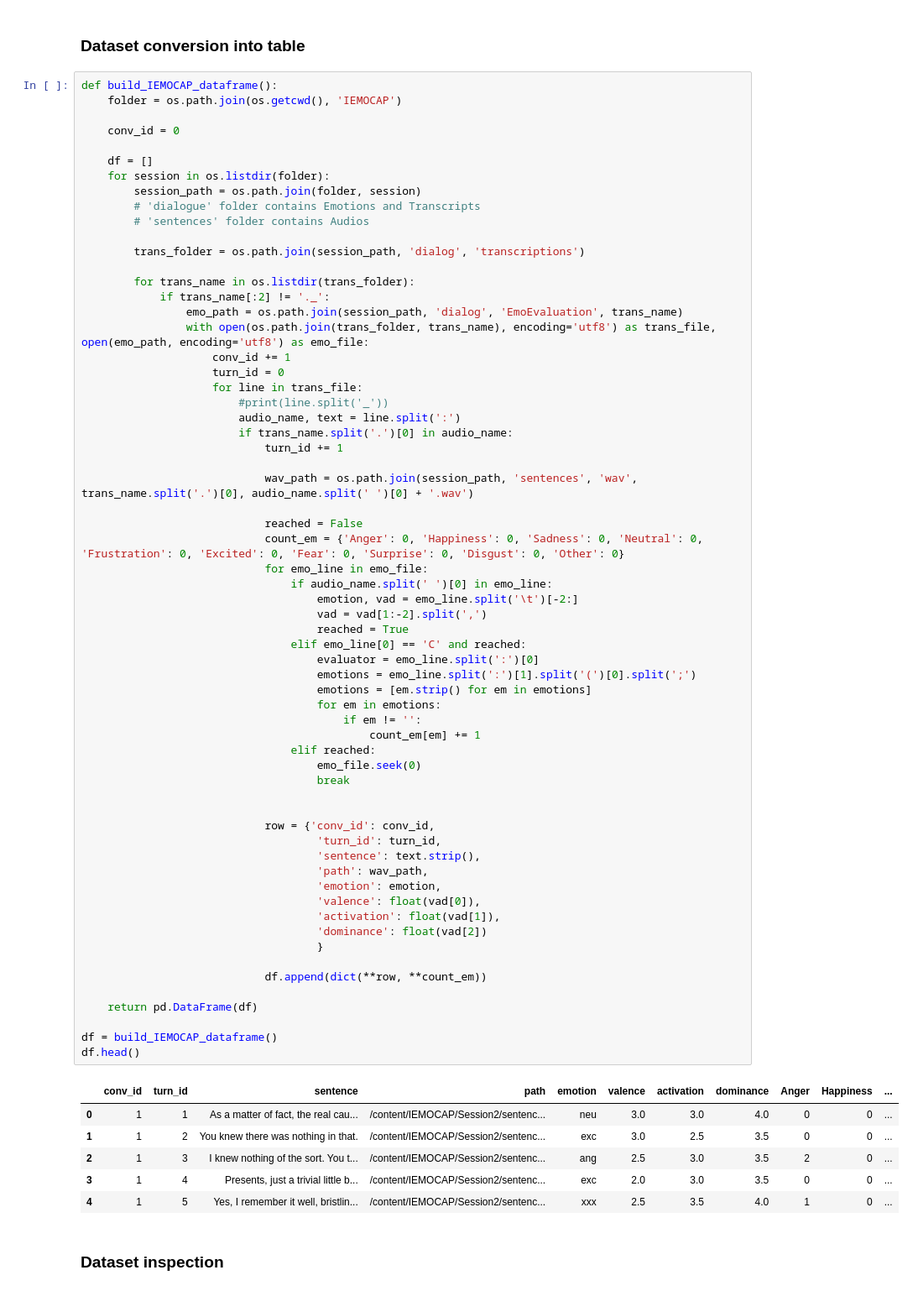
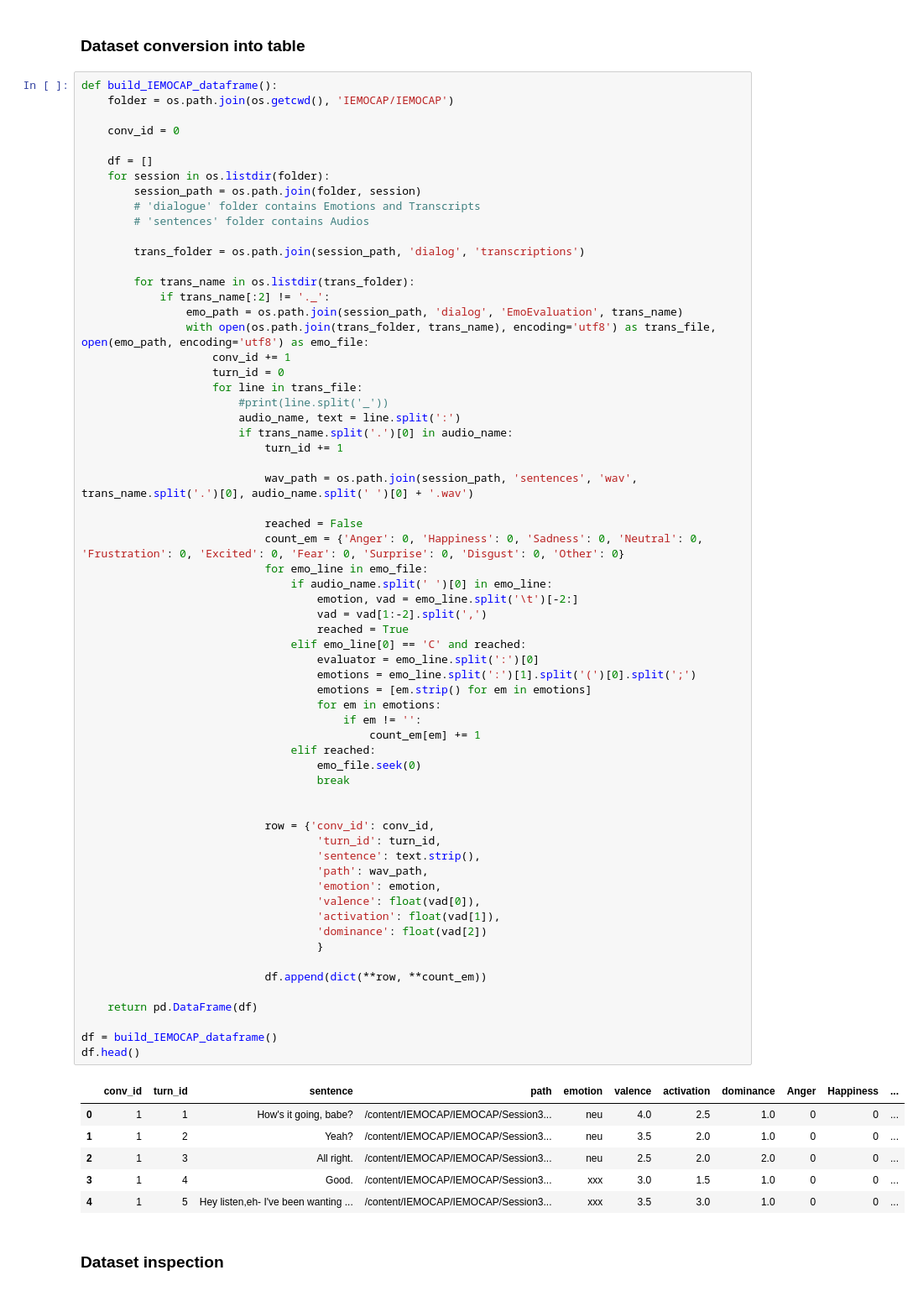
Before and after one commit to eskinderit/A-comparison-of-small-and-large-uni-multi-modal-language-models-for-sentiment-analysis-, a Jupyter notebook: src/text/emotion_text_model.ipynb, the cells around one changed output. Shown at 84% size. Saved outputs shown, nothing was run; the diff lists cells and outputs as text.

```diff
--- a/src/text/emotion_text_model.ipynb
+++ b/src/text/emotion_text_model.ipynb
@@ -105,7 +97,7 @@ download_dataset_from_kaggle_to_colab()
 ### Dataset conversion into table
 # %%
 def build_IEMOCAP_dataframe():
-    folder = os.path.join(os.getcwd(), 'IEMOCAP')
+    folder = os.path.join(os.getcwd(), 'IEMOCAP/IEMOCAP')
 
     conv_id = 0
 
@@ -141,38 +133,38 @@ def build_IEMOCAP_dataframe():
                                 elif emo_line[0] == 'C' and reached:
                                     evaluator = emo_line.split(':')[0]
                                     emotions = emo_line.split(':')[1].split('(')[0].split(';')
                                     emotions = [em.strip() for em in emotions]
                                     for em in emotions:
                                         if em != '':
                                             count_em[em] += 1
                                 elif reached:
                                     emo_file.seek(0)
                                     break
 
 
                             row = {'conv_id': conv_id,
                                     'turn_id': turn_id,
                                     'sentence': text.strip(),
                                     'path': wav_path,
                                     'emotion': emotion,
                                     'valence': float(vad[0]),
                                     'activation': float(vad[1]),
                                     'dominance': float(vad[2])
                                     }
 
                             df.append(dict(**row, **count_em))
 
     return pd.DataFrame(df)
 
 df = build_IEMOCAP_dataframe()
 df.head()
 # %% [output]
 |  | conv_id | turn_id | sentence | path | emotion | valence | activation | dominance | Anger | Happiness | ... |
-| 0 | 1 | 1 | As a matter of fact, the real cau... | /content/IEMOCAP/Session2/sentenc... | neu | 3.0 | 3.0 | 4.0 | 0 | 0 | ... |
-| 1 | 1 | 2 | You knew there was nothing in that. | /content/IEMOCAP/Session2/sentenc... | exc | 3.0 | 2.5 | 3.5 | 0 | 0 | ... |
-| 2 | 1 | 3 | I knew nothing of the sort. You t... | /content/IEMOCAP/Session2/sentenc... | ang | 2.5 | 3.0 | 3.5 | 2 | 0 | ... |
-| 3 | 1 | 4 | Presents, just a trivial little b... | /content/IEMOCAP/Session2/sentenc... | exc | 2.0 | 3.0 | 3.5 | 0 | 0 | ... |
-| 4 | 1 | 5 | Yes, I remember it well, bristlin... | /content/IEMOCAP/Session2/sentenc... | xxx | 2.5 | 3.5 | 4.0 | 1 | 0 | ... |
+| 0 | 1 | 1 | How's it going, babe? | /content/IEMOCAP/IEMOCAP/Session3... | neu | 4.0 | 2.5 | 1.0 | 0 | 0 | ... |
+| 1 | 1 | 2 | Yeah? | /content/IEMOCAP/IEMOCAP/Session3... | neu | 3.5 | 2.0 | 1.0 | 0 | 0 | ... |
+| 2 | 1 | 3 | All right. | /content/IEMOCAP/IEMOCAP/Session3... | neu | 2.5 | 2.0 | 2.0 | 0 | 0 | ... |
+| 3 | 1 | 4 | Good. | /content/IEMOCAP/IEMOCAP/Session3... | xxx | 3.0 | 1.5 | 1.0 | 0 | 0 | ... |
+| 4 | 1 | 5 | Hey listen,eh- I've been wanting ... | /content/IEMOCAP/IEMOCAP/Session3... | xxx | 3.5 | 3.0 | 1.0 | 0 | 0 | ... |
 # %% [markdown]
 ### Dataset inspection
 # %%
```
Also changed, not shown: parts of 41 cells of this notebook.
